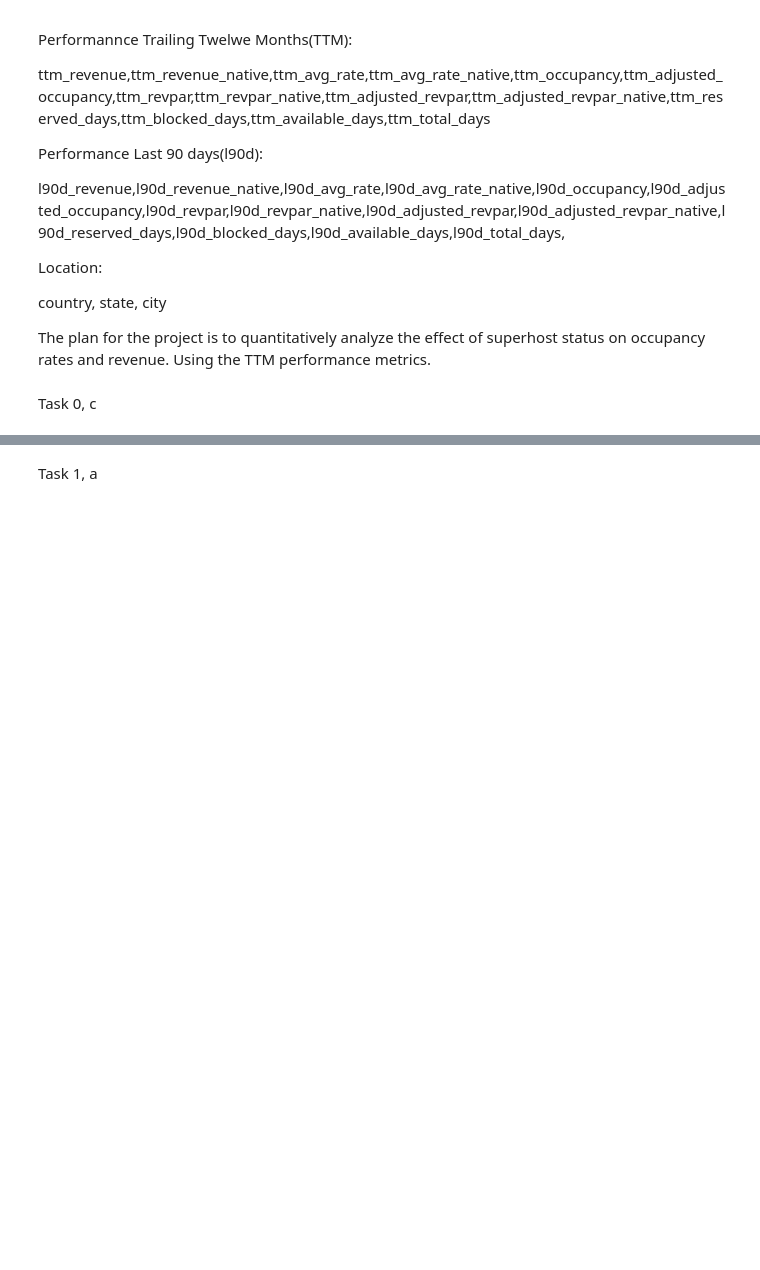
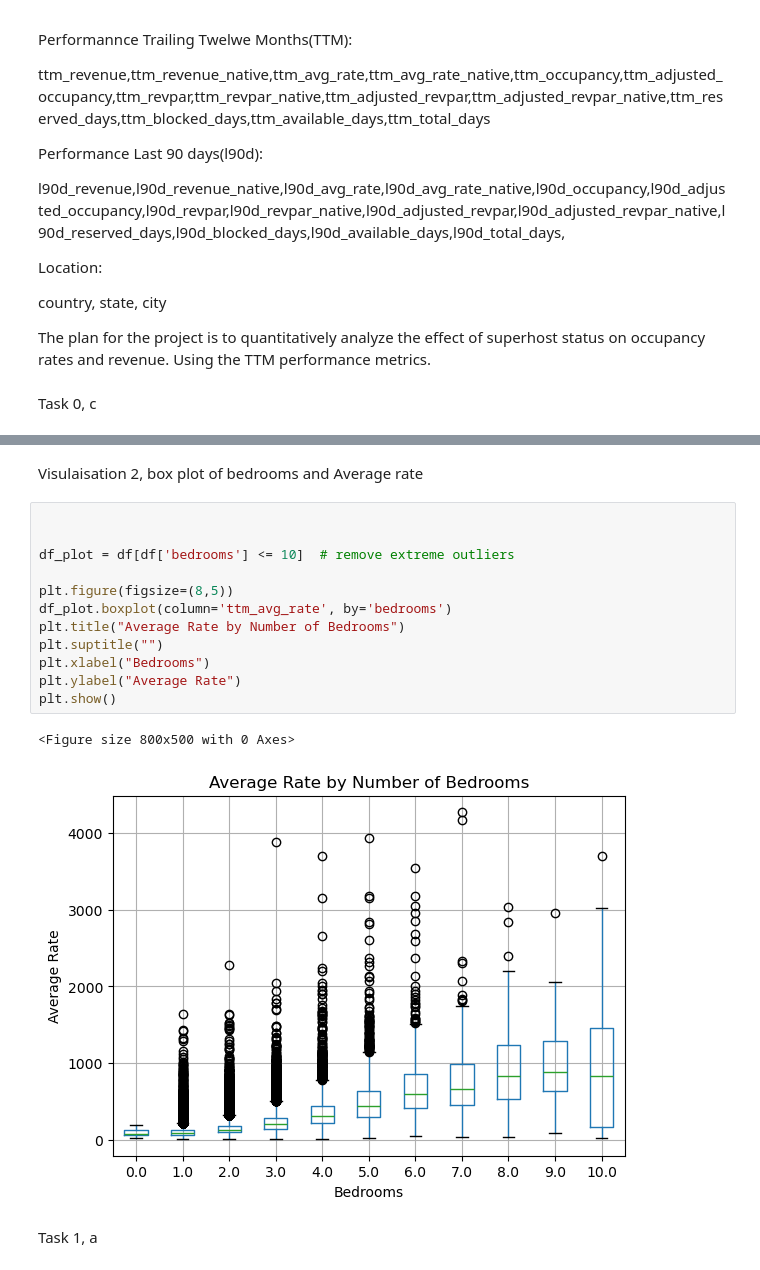
Before and after one commit to nipponart89/PythonForBusinessInt2026.NT, a Jupyter notebook: assignments/assignment2/assignment2.ipynb, the cells around one changed output, grey strips where cells are left out. Drawn from its saved outputs; the diff is of its cells as text; blank space fills up the shorter version.

```diff
--- a/assignments/assignment2/assignment2.ipynb
+++ b/assignments/assignment2/assignment2.ipynb
@@ -35,2 +85,19 @@ Task 0, c
+# %% [markdown]
+Visulaisation 2, box plot of bedrooms and Average rate
+# %%
+
+
+df_plot = df[df['bedrooms'] <= 10]  # remove extreme outliers
+
+plt.figure(figsize=(8,5))
+df_plot.boxplot(column='ttm_avg_rate', by='bedrooms')
+plt.title("Average Rate by Number of Bedrooms")
+plt.suptitle("")
+plt.xlabel("Bedrooms")
+plt.ylabel("Average Rate")
+plt.show()
+# %% [output]
+<Figure size 800x500 with 0 Axes>
+[figure, added]
 # %% [markdown]
 Task 1, a
```
Also changed, not shown: parts of 8 cells of this notebook, 5 other files.
